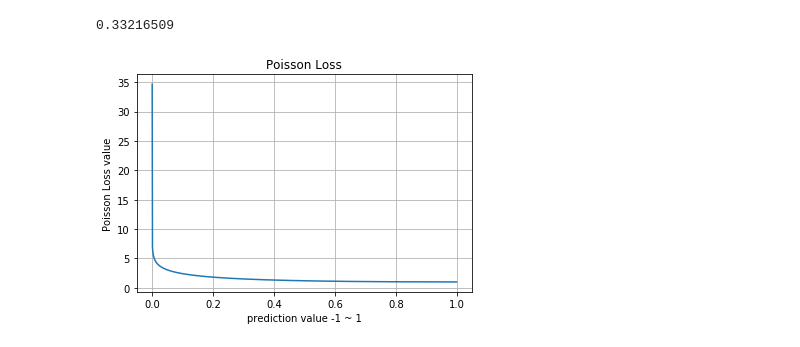
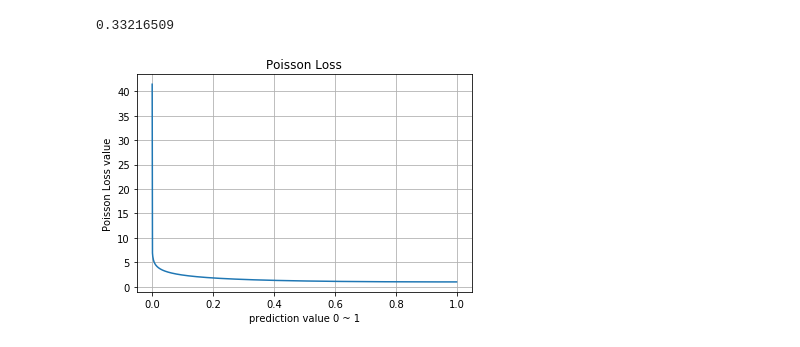
Before and after one commit to AndersonJo/machine-learning, a Jupyter notebook: Artificial Intelligence Tutorial/041 Objective Functions/01 Objective Functions with Numpy.ipynb, the cells around one changed output. Cells and saved outputs as stored; diff of their text form; code cells hidden in the pictures.

```diff
--- a/Artificial Intelligence Tutorial/041 Objective Functions/01 Objective Functions with Numpy.ipynb
+++ b/Artificial Intelligence Tutorial/041 Objective Functions/01 Objective Functions with Numpy.ipynb
@@ -290,6 +290,6 @@ poisson_loss(y, p)
 # %% [output]
 0.33216509
 # %%
-display_graph(poisson_loss, 'Poisson Loss')
+display_graph(poisson_loss, 'Poisson Loss', start=0)
 # %% [output]
-[figure, old version]
+[figure, new version]
```
